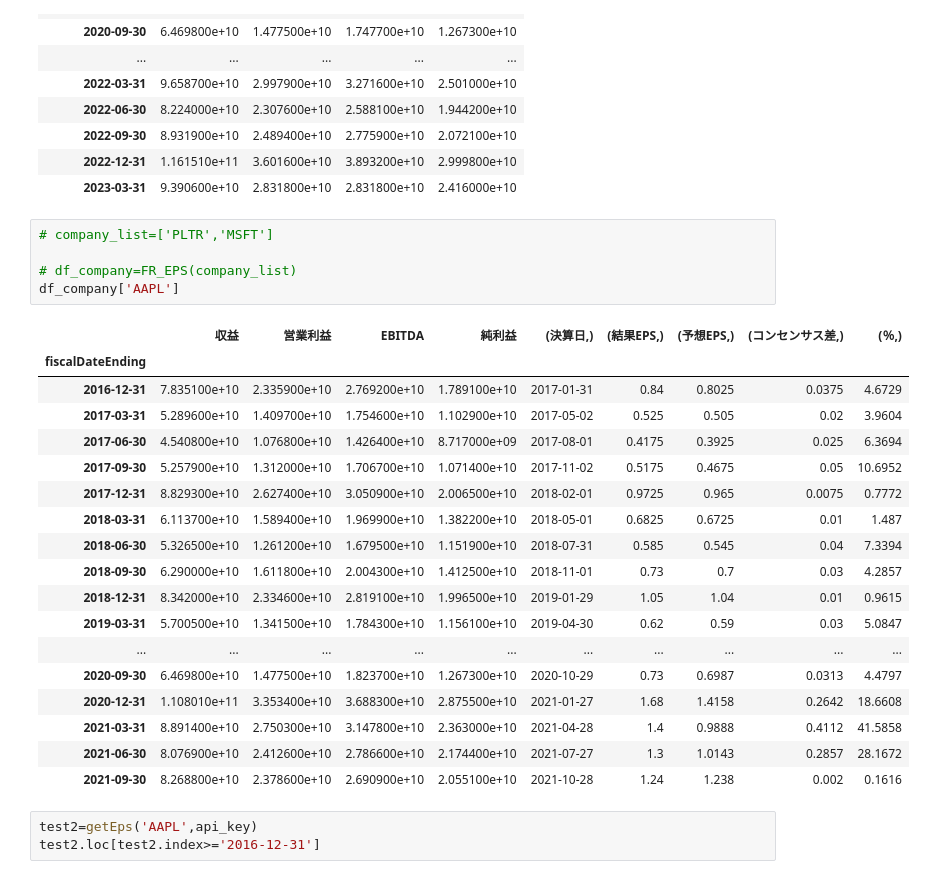
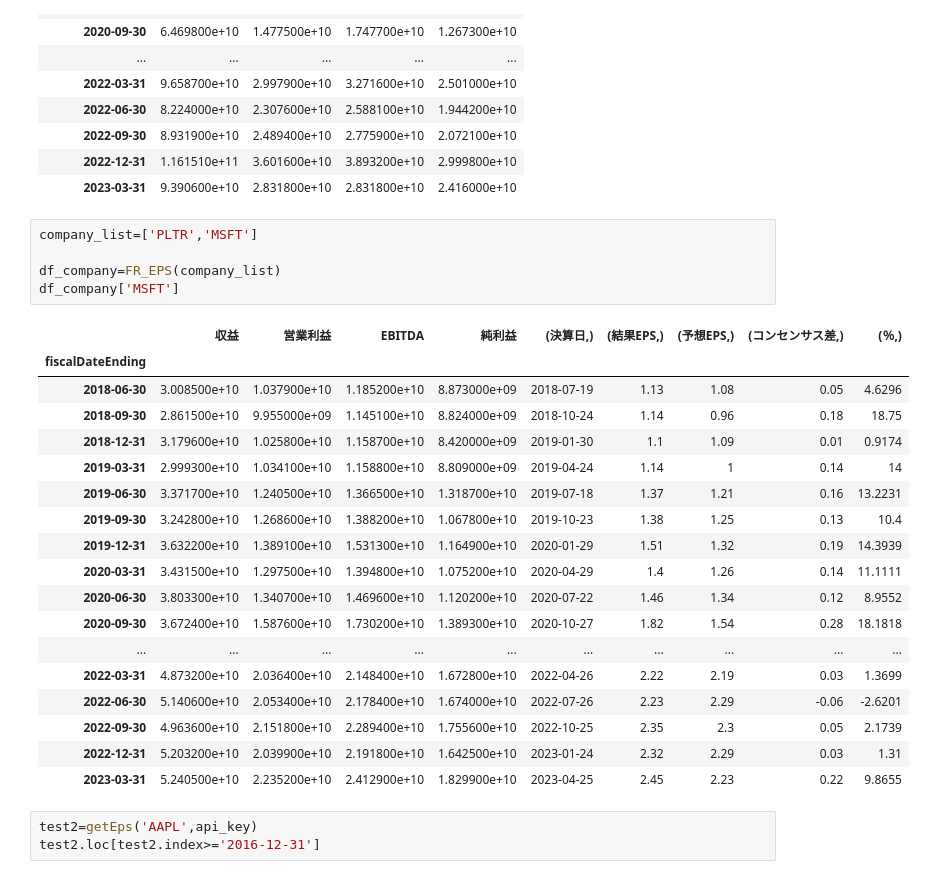
Before and after one commit to kazuyama8050/investment_analyst, a Jupyter notebook: analyst1.ipynb, the cells around one changed output. Saved outputs shown, nothing was run; the diff lists cells and outputs as text.

```diff
--- a/analyst1.ipynb
+++ b/analyst1.ipynb
@@ -129,29 +129,29 @@ fr_aapl
 | 2022-12-31 | 1.161510e+11 | 3.601600e+10 | 3.893200e+10 | 2.999800e+10 |
 | 2023-03-31 | 9.390600e+10 | 2.831800e+10 | 2.831800e+10 | 2.416000e+10 |
 # %%
-# company_list=['PLTR','MSFT']
+company_list=['PLTR','MSFT']
 
-# df_company=FR_EPS(company_list)
-df_company['AAPL']
+df_company=FR_EPS(company_list)
+df_company['MSFT']
 # %% [output]
 |  | 収益 | 営業利益 | EBITDA | 純利益 | (決算日,) | (結果EPS,) | (予想EPS,) | (コンセンサス差,) | (％,) |
 | fiscalDateEnding |  |  |  |  |  |  |  |  |  |
-| 2016-12-31 | 7.835100e+10 | 2.335900e+10 | 2.769200e+10 | 1.789100e+10 | 2017-01-31 | 0.84 | 0.8025 | 0.0375 | 4.6729 |
-| 2017-03-31 | 5.289600e+10 | 1.409700e+10 | 1.754600e+10 | 1.102900e+10 | 2017-05-02 | 0.525 | 0.505 | 0.02 | 3.9604 |
-| 2017-06-30 | 4.540800e+10 | 1.076800e+10 | 1.426400e+10 | 8.717000e+09 | 2017-08-01 | 0.4175 | 0.3925 | 0.025 | 6.3694 |
-| 2017-09-30 | 5.257900e+10 | 1.312000e+10 | 1.706700e+10 | 1.071400e+10 | 2017-11-02 | 0.5175 | 0.4675 | 0.05 | 10.6952 |
-| 2017-12-31 | 8.829300e+10 | 2.627400e+10 | 3.050900e+10 | 2.006500e+10 | 2018-02-01 | 0.9725 | 0.965 | 0.0075 | 0.7772 |
-| 2018-03-31 | 6.113700e+10 | 1.589400e+10 | 1.969900e+10 | 1.382200e+10 | 2018-05-01 | 0.6825 | 0.6725 | 0.01 | 1.487 |
-| 2018-06-30 | 5.326500e+10 | 1.261200e+10 | 1.679500e+10 | 1.151900e+10 | 2018-07-31 | 0.585 | 0.545 | 0.04 | 7.3394 |
-| 2018-09-30 | 6.290000e+10 | 1.611800e+10 | 2.004300e+10 | 1.412500e+10 | 2018-11-01 | 0.73 | 0.7 | 0.03 | 4.2857 |
-| 2018-12-31 | 8.342000e+10 | 2.334600e+10 | 2.819100e+10 | 1.996500e+10 | 2019-01-29 | 1.05 | 1.04 | 0.01 | 0.9615 |
-| 2019-03-31 | 5.700500e+10 | 1.341500e+10 | 1.784300e+10 | 1.156100e+10 | 2019-04-30 | 0.62 | 0.59 | 0.03 | 5.0847 |
+| 2018-06-30 | 3.008500e+10 | 1.037900e+10 | 1.185200e+10 | 8.873000e+09 | 2018-07-19 | 1.13 | 1.08 | 0.05 | 4.6296 |
+| 2018-09-30 | 2.861500e+10 | 9.955000e+09 | 1.145100e+10 | 8.824000e+09 | 2018-10-24 | 1.14 | 0.96 | 0.18 | 18.75 |
+| 2018-12-31 | 3.179600e+10 | 1.025800e+10 | 1.158700e+10 | 8.420000e+09 | 2019-01-30 | 1.1 | 1.09 | 0.01 | 0.9174 |
+| 2019-03-31 | 2.999300e+10 | 1.034100e+10 | 1.158800e+10 | 8.809000e+09 | 2019-04-24 | 1.14 | 1 | 0.14 | 14 |
+| 2019-06-30 | 3.371700e+10 | 1.240500e+10 | 1.366500e+10 | 1.318700e+10 | 2019-07-18 | 1.37 | 1.21 | 0.16 | 13.2231 |
+| 2019-09-30 | 3.242800e+10 | 1.268600e+10 | 1.388200e+10 | 1.067800e+10 | 2019-10-23 | 1.38 | 1.25 | 0.13 | 10.4 |
+| 2019-12-31 | 3.632200e+10 | 1.389100e+10 | 1.531300e+10 | 1.164900e+10 | 2020-01-29 | 1.51 | 1.32 | 0.19 | 14.3939 |
+| 2020-03-31 | 3.431500e+10 | 1.297500e+10 | 1.394800e+10 | 1.075200e+10 | 2020-04-29 | 1.4 | 1.26 | 0.14 | 11.1111 |
+| 2020-06-30 | 3.803300e+10 | 1.340700e+10 | 1.469600e+10 | 1.120200e+10 | 2020-07-22 | 1.46 | 1.34 | 0.12 | 8.9552 |
+| 2020-09-30 | 3.672400e+10 | 1.587600e+10 | 1.730200e+10 | 1.389300e+10 | 2020-10-27 | 1.82 | 1.54 | 0.28 | 18.1818 |
 | ... | ... | ... | ... | ... | ... | ... | ... | ... | ... |
-| 2020-09-30 | 6.469800e+10 | 1.477500e+10 | 1.823700e+10 | 1.267300e+10 | 2020-10-29 | 0.73 | 0.6987 | 0.0313 | 4.4797 |
-| 2020-12-31 | 1.108010e+11 | 3.353400e+10 | 3.688300e+10 | 2.875500e+10 | 2021-01-27 | 1.68 | 1.4158 | 0.2642 | 18.6608 |
-| 2021-03-31 | 8.891400e+10 | 2.750300e+10 | 3.147800e+10 | 2.363000e+10 | 2021-04-28 | 1.4 | 0.9888 | 0.4112 | 41.5858 |
-| 2021-06-30 | 8.076900e+10 | 2.412600e+10 | 2.786600e+10 | 2.174400e+10 | 2021-07-27 | 1.3 | 1.0143 | 0.2857 | 28.1672 |
-| 2021-09-30 | 8.268800e+10 | 2.378600e+10 | 2.690900e+10 | 2.055100e+10 | 2021-10-28 | 1.24 | 1.238 | 0.002 | 0.1616 |
+| 2022-03-31 | 4.873200e+10 | 2.036400e+10 | 2.148400e+10 | 1.672800e+10 | 2022-04-26 | 2.22 | 2.19 | 0.03 | 1.3699 |
+| 2022-06-30 | 5.140600e+10 | 2.053400e+10 | 2.178400e+10 | 1.674000e+10 | 2022-07-26 | 2.23 | 2.29 | -0.06 | -2.6201 |
+| 2022-09-30 | 4.963600e+10 | 2.151800e+10 | 2.289400e+10 | 1.755600e+10 | 2022-10-25 | 2.35 | 2.3 | 0.05 | 2.1739 |
+| 2022-12-31 | 5.203200e+10 | 2.039900e+10 | 2.191800e+10 | 1.642500e+10 | 2023-01-24 | 2.32 | 2.29 | 0.03 | 1.31 |
+| 2023-03-31 | 5.240500e+10 | 2.235200e+10 | 2.412900e+10 | 1.829900e+10 | 2023-04-25 | 2.45 | 2.23 | 0.22 | 9.8655 |
 # %%
 test2=getEps('AAPL',api_key)
 test2.loc[test2.index>='2016-12-31']
```
